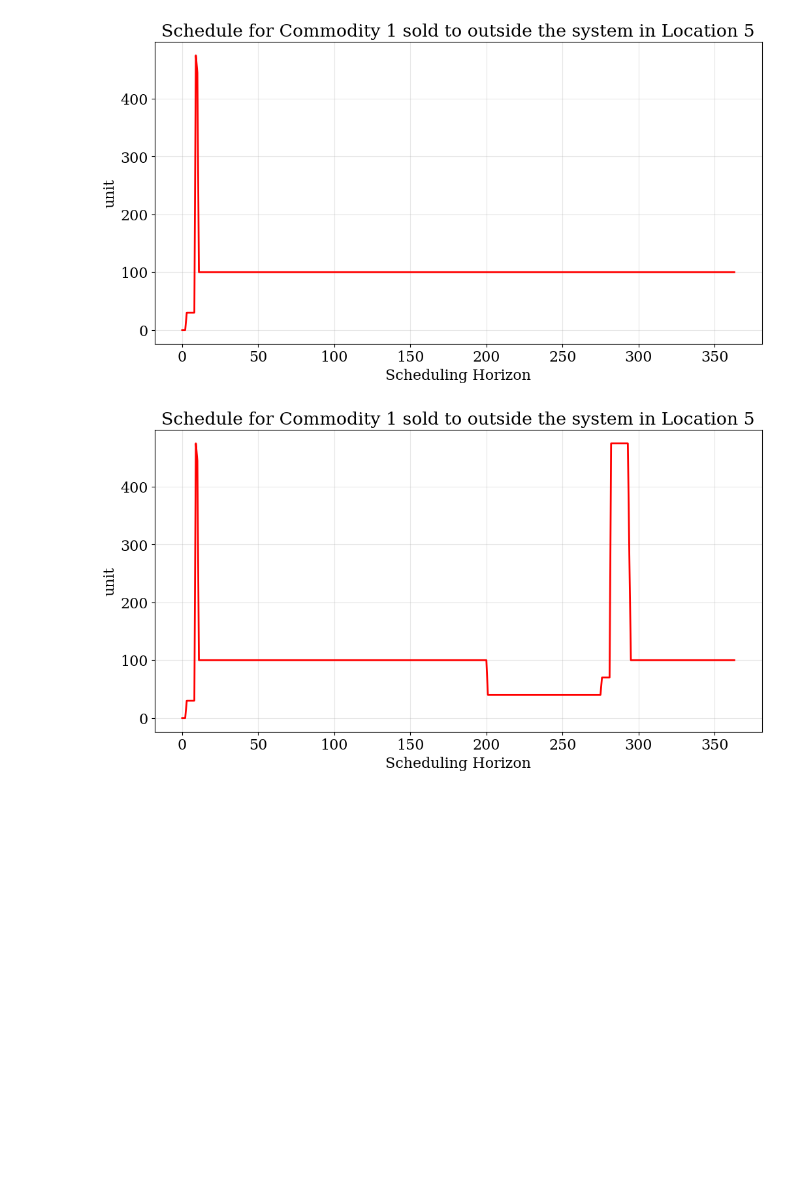
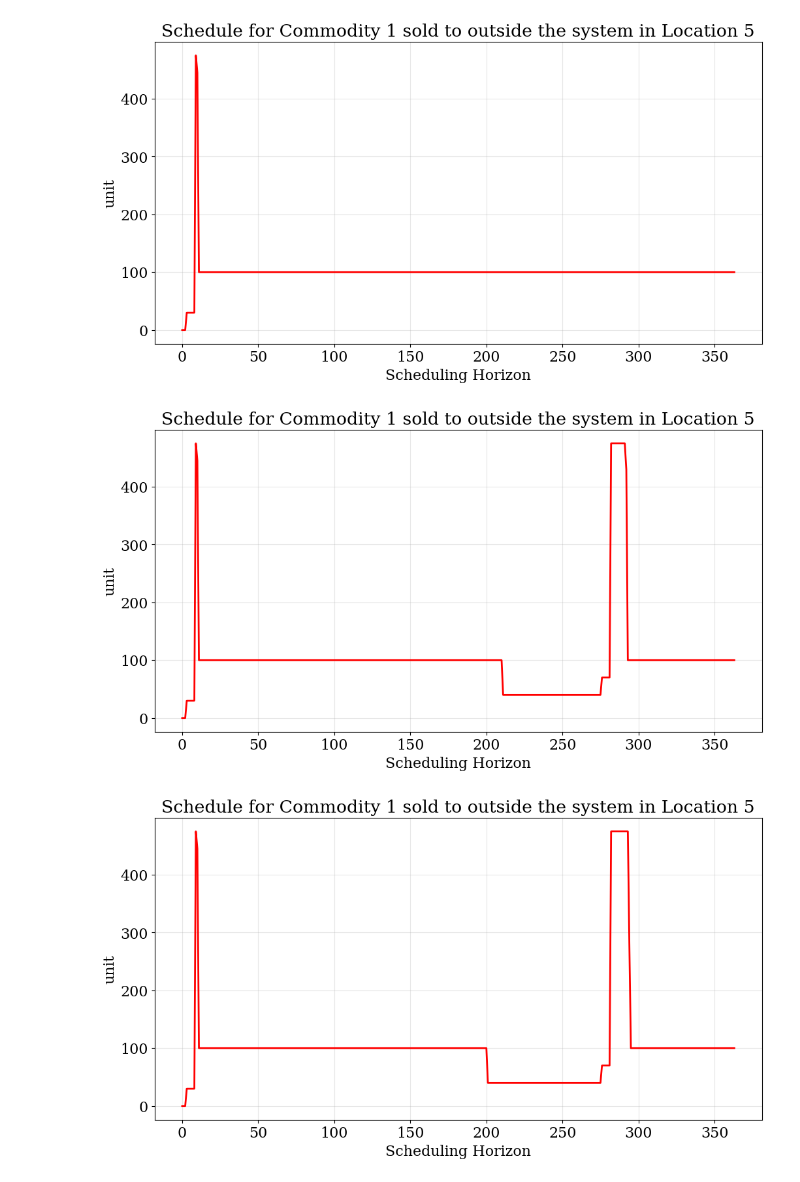
Before and after one commit to shivamvedant/energiapy, a Jupyter notebook: docs/notebooks/supply chain/IRF manuscript/readControl_HPRC.ipynb, the cells around one changed output. Saved outputs shown, nothing was run; the diff lists cells and outputs as text; code cells hidden in the pictures; blank space fills up the shorter version.

```diff
--- a/docs/notebooks/supply chain/IRF manuscript/readControl_HPRC.ipynb
+++ b/docs/notebooks/supply chain/IRF manuscript/readControl_HPRC.ipynb
@@ -126,4 +108,4 @@ with open(f'control/cl_step3_ControlResults_Backlog_sd_ncl_des.pkl', 'rb') as fi
 # %%
-with open(f'control/cl_step2_ControlResults_Backlog_res1.pkl', 'rb') as file:
-    cl_step2_res1_load_results = pickle.load(file)
+with open(f'control/ControlResults_cl_global_res1.pkl', 'rb') as file:
+    cl_global_res1_load_results = pickle.load(file)
 # %%
@@ -132 +117,4 @@ with open(f'control/cl_step2_ControlResults_Backlog_res1_ncl_des.pkl', 'rb') as
+# %%
+with open(f'control/ControlResults_cl_local_res1.pkl', 'rb') as file:
+    cl_local_res1_load_results = pickle.load(file)
 # %%
@@ -223,3 +207,7 @@ plot_results.schedule(results=cl_step2_res1_load_results, y_axis='S', component=
 # %% [output]
 [figure]
+# %%
+plot_results.schedule(results=cl_local_res1_load_results, y_axis='S', component='com1_sold', location='loc5', color='red')
+# %% [output]
+[figure, added]
 # %%
```
Also changed, not shown: parts of 85 cells of this notebook, 10 other files.
